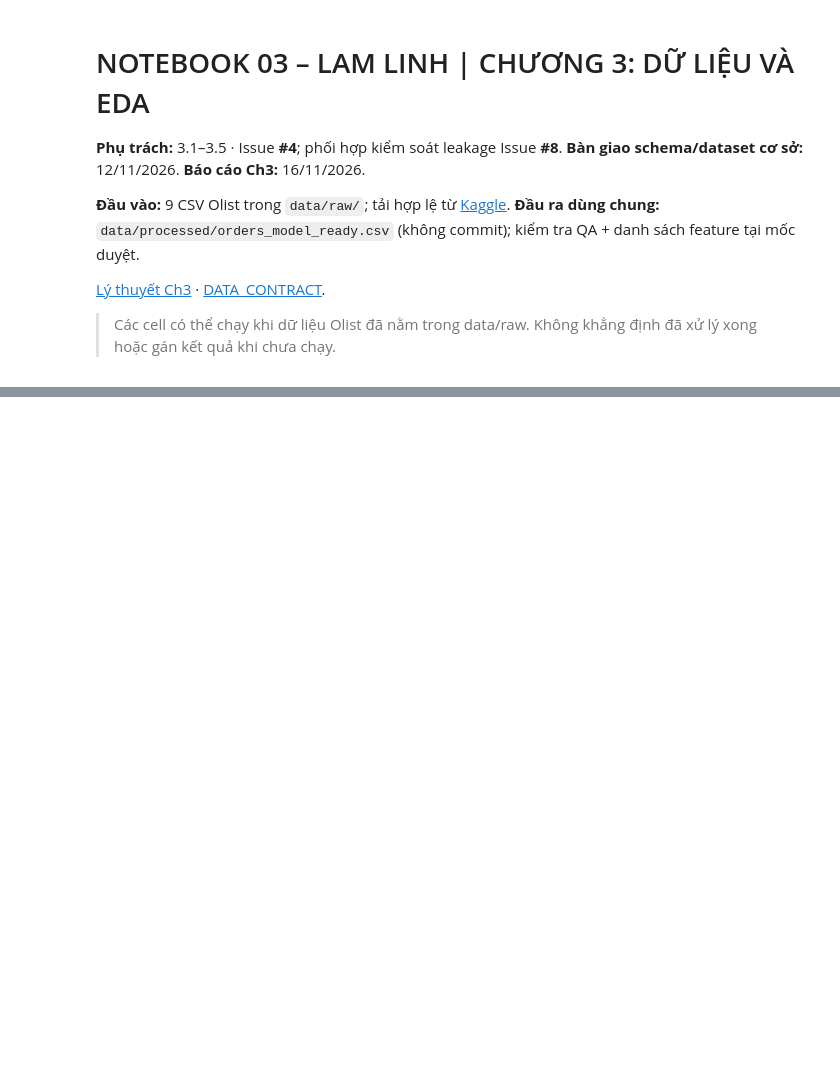
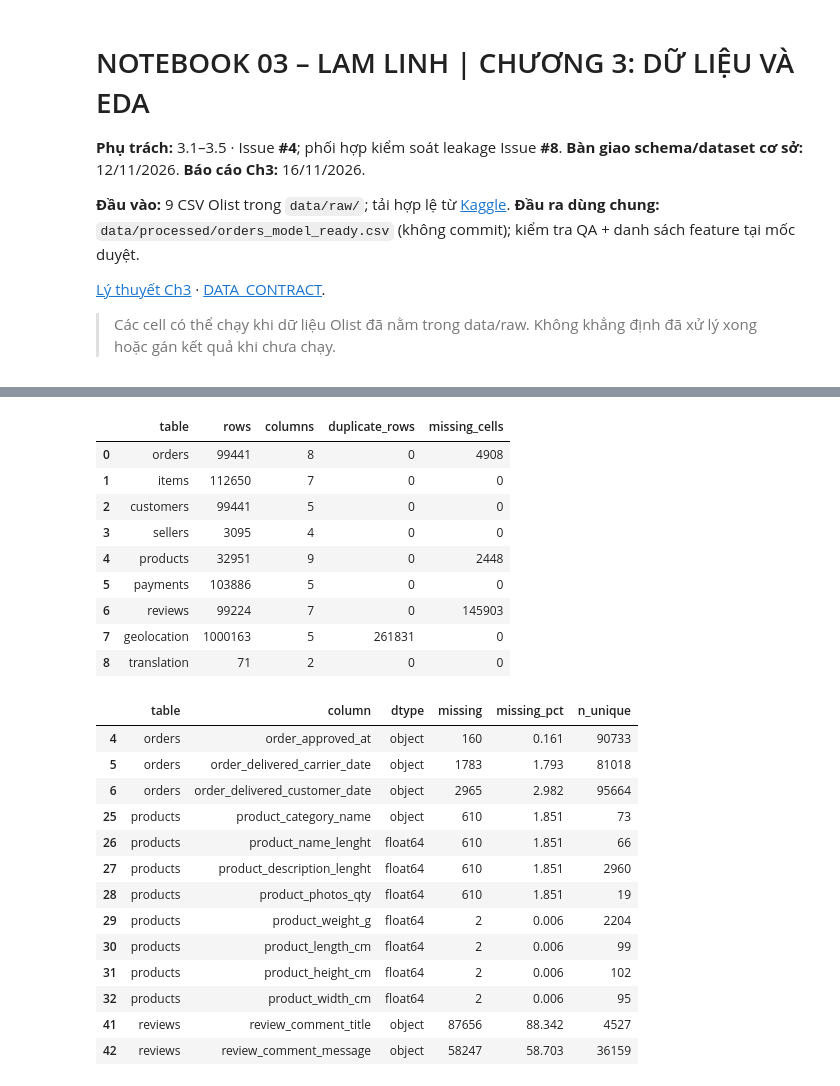
Before and after one commit to tanlen06-debug/Do_An_Khoa_hoc_du_lieu---GR02, a Jupyter notebook: notebooks/03_LAM_LINH_chuong_3.ipynb, the cells around one changed output, grey strips where cells are left out. Cells and saved outputs as stored; diff of their text form; code cells hidden in the pictures; blank space fills up the shorter version.

```diff
--- a/notebooks/03_LAM_LINH_chuong_3.ipynb
+++ b/notebooks/03_LAM_LINH_chuong_3.ipynb
@@ -200,0 +122,52 @@ print("SAFE_FEATURES dùng cho mô hình baseline:", SAFE_FEATURES)
+# %%
+raw = {}
+source_records = []
+for name, filename in NAMES.items():
+    path = RAW / filename
+    columns = pd.read_csv(path, nrows=0).columns
+    string_cols = {c: 'string' for c in columns
+                   if (c.endswith('_id') and c != 'order_item_id') or 'zip_code_prefix' in c}
+    raw[name] = pd.read_csv(path, dtype=string_cols)
+    source_records.append({'table': name, 'file': filename,
+                           'bytes': path.stat().st_size,
+                           'sha256': hashlib.sha256(path.read_bytes()).hexdigest()})
+profile = pd.DataFrame([{
+    'table': name, 'rows': len(d), 'columns': len(d.columns),
+    'duplicate_rows': int(d.duplicated().sum()),
+    'missing_cells': int(d.isna().sum().sum())
+} for name, d in raw.items()])
+column_profile = pd.DataFrame([{
+    'table': name, 'column': c, 'dtype': str(d[c].dtype),
+    'missing': int(d[c].isna().sum()), 'missing_pct': round(100*d[c].isna().mean(), 3),
+    'n_unique': int(d[c].nunique())
+} for name, d in raw.items() for c in d.columns])
+profile.to_csv(TABLES / 'raw_profile.csv', index=False)
+column_profile.to_csv(TABLES / 'raw_column_profile.csv', index=False)
+pd.DataFrame(source_records).to_csv(TABLES / 'source_manifest.csv', index=False)
+display(profile)
+display(column_profile.loc[column_profile['missing'] > 0])
+# %% [output]
+|  | table | rows | columns | duplicate_rows | missing_cells |
+| 0 | orders | 99441 | 8 | 0 | 4908 |
+| 1 | items | 112650 | 7 | 0 | 0 |
+| 2 | customers | 99441 | 5 | 0 | 0 |
+| 3 | sellers | 3095 | 4 | 0 | 0 |
+| 4 | products | 32951 | 9 | 0 | 2448 |
+| 5 | payments | 103886 | 5 | 0 | 0 |
+| 6 | reviews | 99224 | 7 | 0 | 145903 |
+| 7 | geolocation | 1000163 | 5 | 261831 | 0 |
+| 8 | translation | 71 | 2 | 0 | 0 |
+|  | table | column | dtype | missing | missing_pct | n_unique |
+| 4 | orders | order_approved_at | object | 160 | 0.161 | 90733 |
+| 5 | orders | order_delivered_carrier_date | object | 1783 | 1.793 | 81018 |
+| 6 | orders | order_delivered_customer_date | object | 2965 | 2.982 | 95664 |
+| 25 | products | product_category_name | object | 610 | 1.851 | 73 |
+| 26 | products | product_name_lenght | float64 | 610 | 1.851 | 66 |
+| 27 | products | product_description_lenght | float64 | 610 | 1.851 | 2960 |
+| 28 | products | product_photos_qty | float64 | 610 | 1.851 | 19 |
+| 29 | products | product_weight_g | float64 | 2 | 0.006 | 2204 |
+| 30 | products | product_length_cm | float64 | 2 | 0.006 | 99 |
+| 31 | products | product_height_cm | float64 | 2 | 0.006 | 102 |
+| 32 | products | product_width_cm | float64 | 2 | 0.006 | 95 |
+| 41 | reviews | review_comment_title | object | 87656 | 88.342 | 4527 |
+| 42 | reviews | review_comment_message | object | 58247 | 58.703 | 36159 |
```
Also changed, not shown: parts of 50 cells of this notebook, 27 other files.
